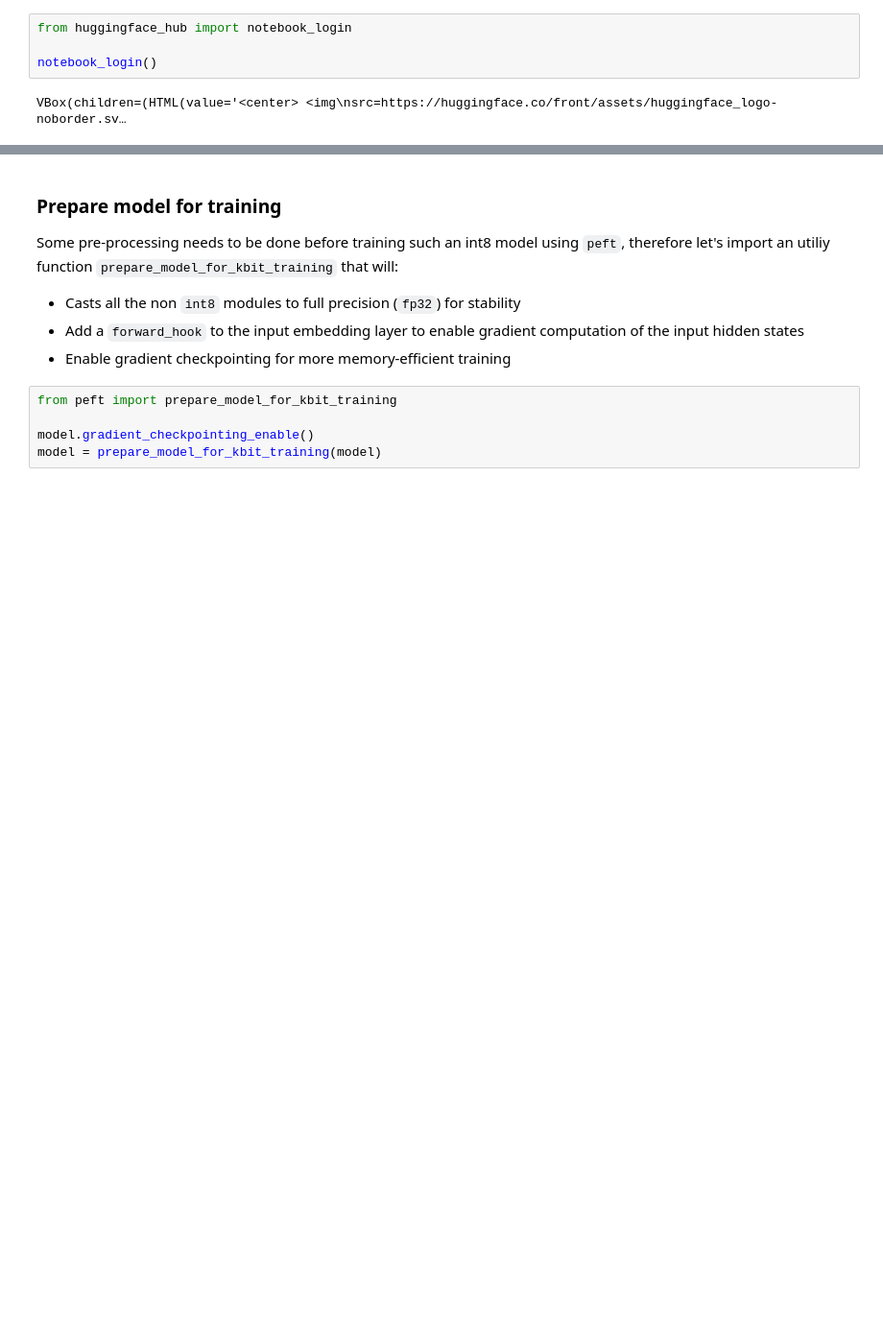
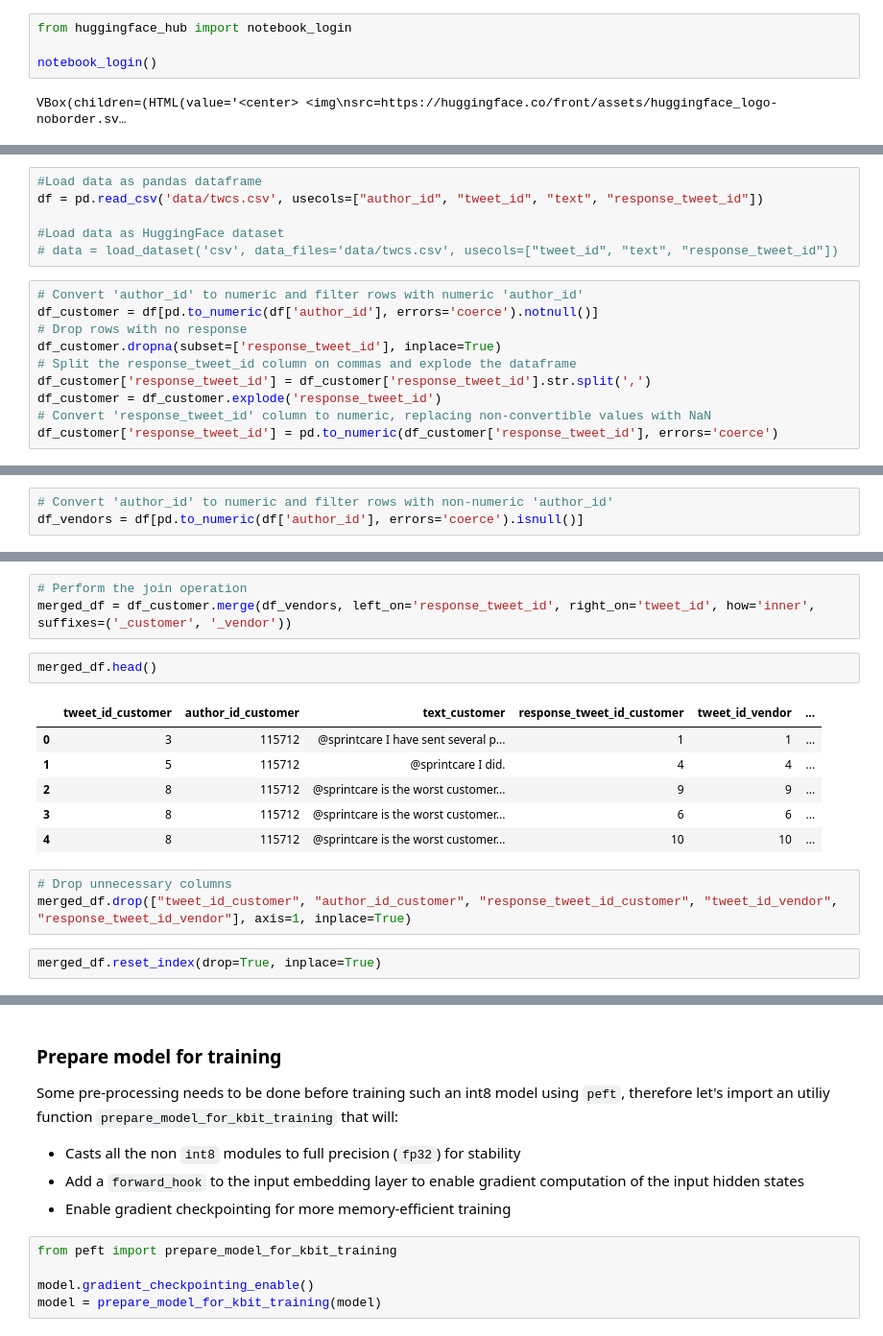
Before and after one commit to atisben/falcon-llm-finetuning, a Jupyter notebook: finetune_falcon7b_oasst1_with_bnb_peft.ipynb, the cells around one changed output, grey strips where cells are left out. Shown at 96% size. Drawn from its saved outputs; the diff is of its cells as text; blank space fills up the shorter version.

```diff
--- a/finetune_falcon7b_oasst1_with_bnb_peft.ipynb
+++ b/finetune_falcon7b_oasst1_with_bnb_peft.ipynb
@@ -124,0 +221,16 @@ tokenizer = AutoTokenizer.from_pretrained(
+# %%
+#Load data as pandas dataframe
+df = pd.read_csv('data/twcs.csv', usecols=["author_id", "tweet_id", "text", "response_tweet_id"])
+
+#Load data as HuggingFace dataset
+# data = load_dataset('csv', data_files='data/twcs.csv', usecols=["tweet_id", "text", "response_tweet_id"])
+# %%
+# Convert 'author_id' to numeric and filter rows with numeric 'author_id'
+df_customer = df[pd.to_numeric(df['author_id'], errors='coerce').notnull()]
+# Drop rows with no response
+df_customer.dropna(subset=['response_tweet_id'], inplace=True)
+# Split the response_tweet_id column on commas and explode the dataframe
+df_customer['response_tweet_id'] = df_customer['response_tweet_id'].str.split(',')
+df_customer = df_customer.explode('response_tweet_id')
+# Convert 'response_tweet_id' column to numeric, replacing non-convertible values with NaN
+df_customer['response_tweet_id'] = pd.to_numeric(df_customer['response_tweet_id'], errors='coerce')
@@ -124,0 +256,3 @@ tokenizer = AutoTokenizer.from_pretrained(
+# %%
+# Convert 'author_id' to numeric and filter rows with non-numeric 'author_id'
+df_vendors = df[pd.to_numeric(df['author_id'], errors='coerce').isnull()]
@@ -124,0 +268,17 @@ tokenizer = AutoTokenizer.from_pretrained(
+# %%
+# Perform the join operation
+merged_df = df_customer.merge(df_vendors, left_on='response_tweet_id', right_on='tweet_id', how='inner', suffixes=('_customer', '_vendor'))
+# %%
+merged_df.head()
+# %% [output]
+|  | tweet_id_customer | author_id_customer | text_customer | response_tweet_id_customer | tweet_id_vendor | ... |
+| 0 | 3 | 115712 | @sprintcare I have sent several p... | 1 | 1 | ... |
+| 1 | 5 | 115712 | @sprintcare I did. | 4 | 4 | ... |
+| 2 | 8 | 115712 | @sprintcare is the worst customer... | 9 | 9 | ... |
+| 3 | 8 | 115712 | @sprintcare is the worst customer... | 6 | 6 | ... |
+| 4 | 8 | 115712 | @sprintcare is the worst customer... | 10 | 10 | ... |
+# %%
+# Drop unnecessary columns
+merged_df.drop(["tweet_id_customer", "author_id_customer", "response_tweet_id_customer", "tweet_id_vendor", "response_tweet_id_vendor"], axis=1, inplace=True)
+# %%
+merged_df.reset_index(drop=True, inplace=True)
```
Also changed, not shown: parts of 57 cells of this notebook, 6 other files.
